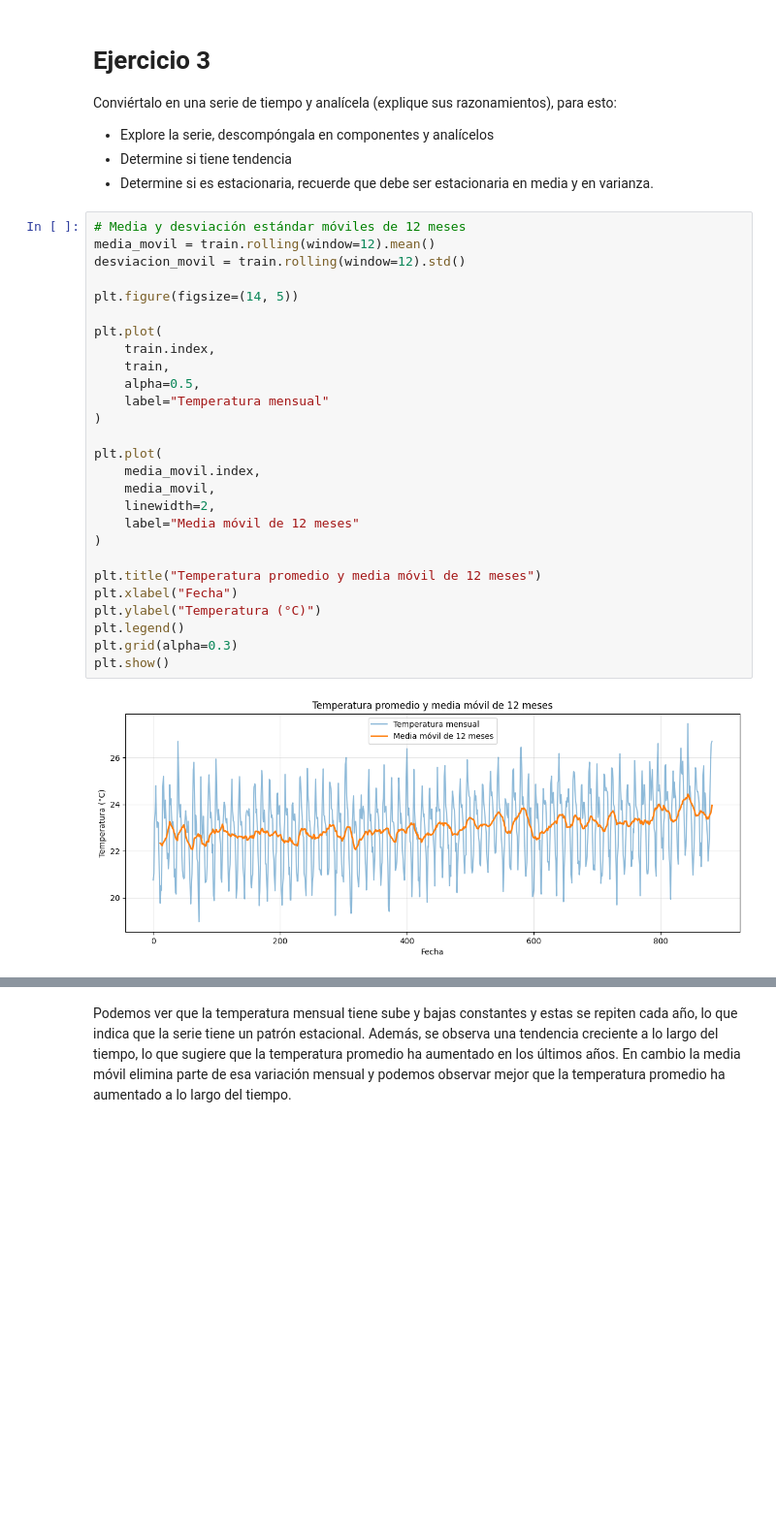
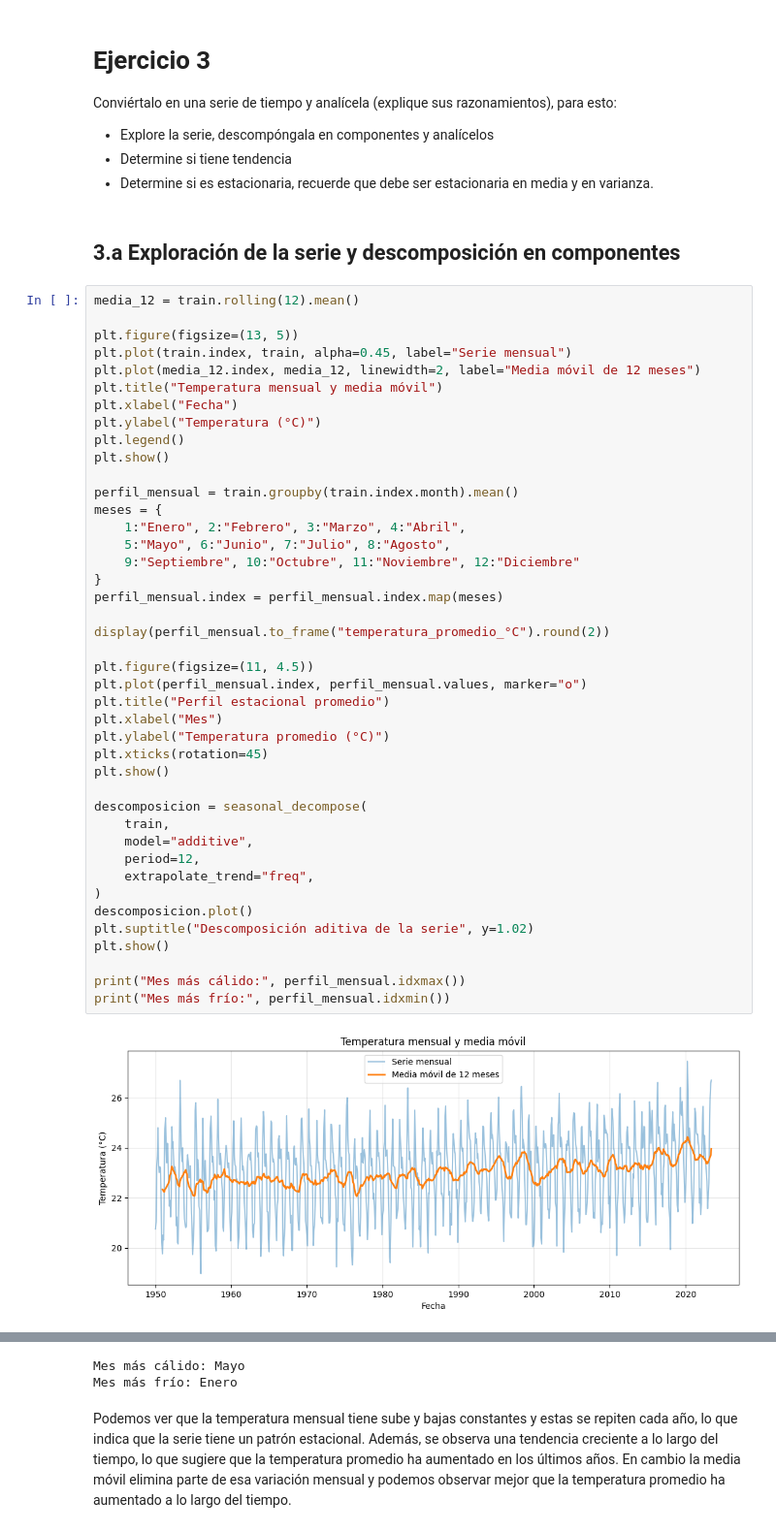
Before and after one commit to Vann06/Data-Science, a Jupyter notebook: 01_series_tiempo/notebooks/series-tiempo.ipynb, the cells around one changed output, grey strips where cells are left out. Shown at 97% size. Saved outputs shown, nothing was run; the diff lists cells and outputs as text; blank space fills up the shorter version.

```diff
--- a/01_series_tiempo/notebooks/series-tiempo.ipynb
+++ b/01_series_tiempo/notebooks/series-tiempo.ipynb
@@ -242,32 +219,49 @@ capacidad para predecir los 36 meses más recientes.
 - Explore la serie, descompóngala en componentes y analícelos
 - Determine si tiene tendencia
 - Determine si es estacionaria, recuerde que debe ser estacionaria en media y en varianza.
-# %%
-# Media y desviación estándar móviles de 12 meses
-media_movil = train.rolling(window=12).mean()
-desviacion_movil = train.rolling(window=12).std()
-
-plt.figure(figsize=(14, 5))
-
-plt.plot(
-    train.index,
-    train,
-    alpha=0.5,
-    label="Temperatura mensual"
-)
-
-plt.plot(
-    media_movil.index,
-    media_movil,
-    linewidth=2,
-    label="Media móvil de 12 meses"
-)
-
-plt.title("Temperatura promedio y media móvil de 12 meses")
-plt.xlabel("Fecha")
-plt.ylabel("Temperatura (°C)")
-plt.legend()
-plt.grid(alpha=0.3)
-plt.show()
-# %% [output]
-[figure, removed]
+# %% [markdown]
+## 3.a Exploración de la serie y descomposición en componentes
+# %%
+media_12 = train.rolling(12).mean()
+
+plt.figure(figsize=(13, 5))
+plt.plot(train.index, train, alpha=0.45, label="Serie mensual")
+plt.plot(media_12.index, media_12, linewidth=2, label="Media móvil de 12 meses")
+plt.title("Temperatura mensual y media móvil")
+plt.xlabel("Fecha")
+plt.ylabel("Temperatura (°C)")
+plt.legend()
+plt.show()
+
+perfil_mensual = train.groupby(train.index.month).mean()
+meses = {
+    1:"Enero", 2:"Febrero", 3:"Marzo", 4:"Abril",
+    5:"Mayo", 6:"Junio", 7:"Julio", 8:"Agosto",
+    9:"Septiembre", 10:"Octubre", 11:"Noviembre", 12:"Diciembre"
+}
+perfil_mensual.index = perfil_mensual.index.map(meses)
+
+display(perfil_mensual.to_frame("temperatura_promedio_°C").round(2))
+
+plt.figure(figsize=(11, 4.5))
+plt.plot(perfil_mensual.index, perfil_mensual.values, marker="o")
+plt.title("Perfil estacional promedio")
+plt.xlabel("Mes")
+plt.ylabel("Temperatura promedio (°C)")
+plt.xticks(rotation=45)
+plt.show()
+
+descomposicion = seasonal_decompose(
+    train,
+    model="additive",
+    period=12,
+    extrapolate_trend="freq",
+)
+descomposicion.plot()
+plt.suptitle("Descomposición aditiva de la serie", y=1.02)
+plt.show()
+
+print("Mes más cálido:", perfil_mensual.idxmax())
+print("Mes más frío:", perfil_mensual.idxmin())
+# %% [output]
+[figure, added]
@@ -274,3 +284,5 @@ plt.show()
+Mes más cálido: Mayo
+Mes más frío: Enero
 # %% [markdown]
 Podemos ver que la temperatura mensual tiene sube y bajas constantes y estas se repiten cada año, lo que indica que la serie tiene un patrón estacional. Además, se observa una tendencia creciente a lo largo del tiempo, lo que sugiere que la temperatura promedio ha aumentado en los últimos años.
 En cambio la media móvil elimina parte de esa variación mensual y podemos observar mejor que la temperatura promedio ha aumentado a lo largo del tiempo.
```
Also changed, not shown: parts of 50 cells of this notebook, 1 other file.
